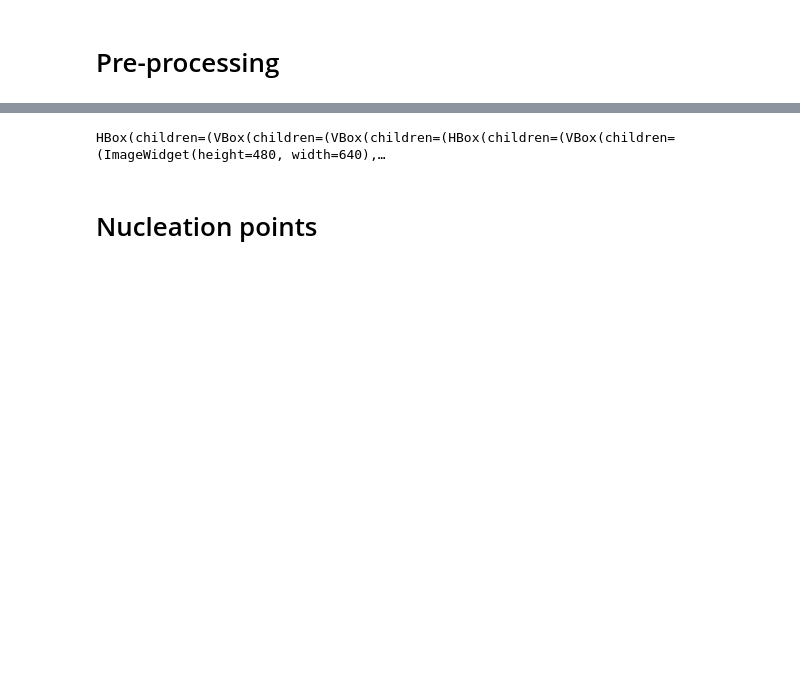
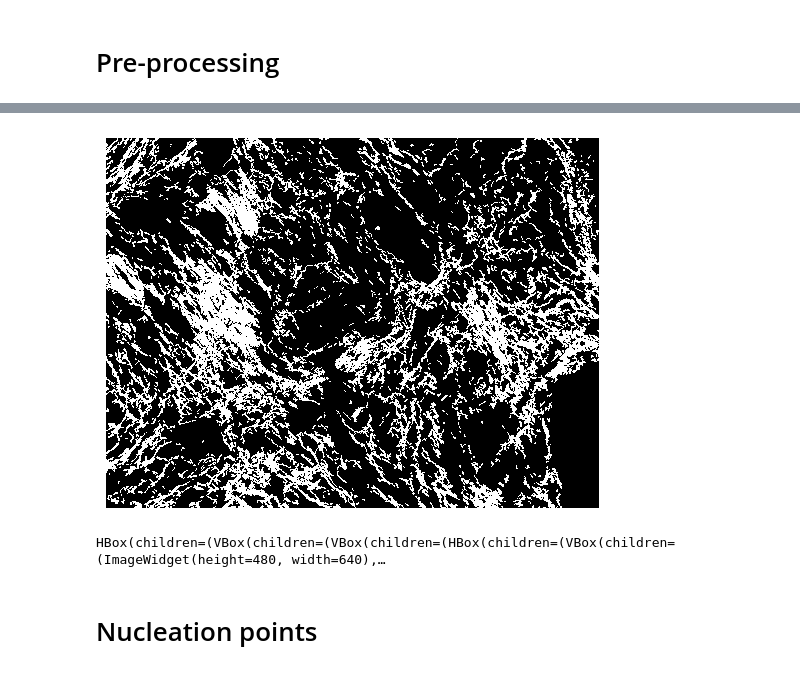
Before and after one commit to viktorprgc/picrosuite, a Jupyter notebook: analysis.ipynb, the cells around one changed output, grey strips where cells are left out. Drawn from its saved outputs; the diff is of its cells as text; code cells hidden in the pictures; blank space fills up the shorter version.

```diff
--- a/analysis.ipynb
+++ b/analysis.ipynb
@@ -43,15 +54,19 @@ pol_sat = pol_hsv[..., 1]
 # %%
 SIGMA = 2
 p1 = 50
 p2 = 100
 
 hue_inv = clip_intensities(
     ski.util.invert(
         ndi.gaussian_filter(pol_hue, sigma=SIGMA)
     ), p_intensity=(p1,p2)
 )
 hue_thresh = ski.filters.threshold_otsu(hue_inv)
 hue_mask = ski.morphology.remove_small_objects(hue_inv > hue_thresh)
+
+st.imshow(hue_mask)
+# %% [output]
+[figure, added]
 # %%
 pol_val_corr = pol_val * hue_mask
 
```
Also changed, not shown: parts of 10 cells of this notebook, 2 other files.
